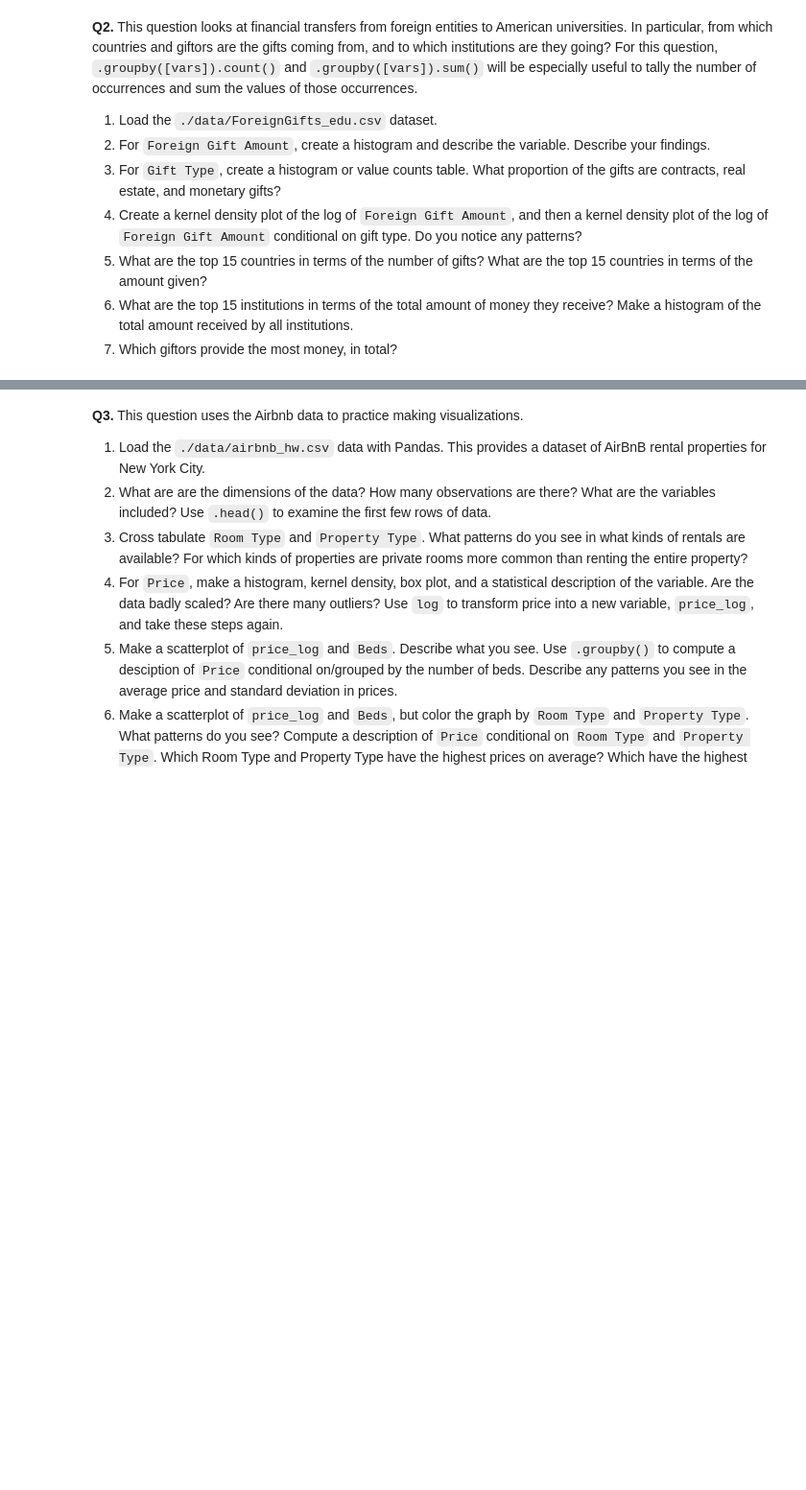
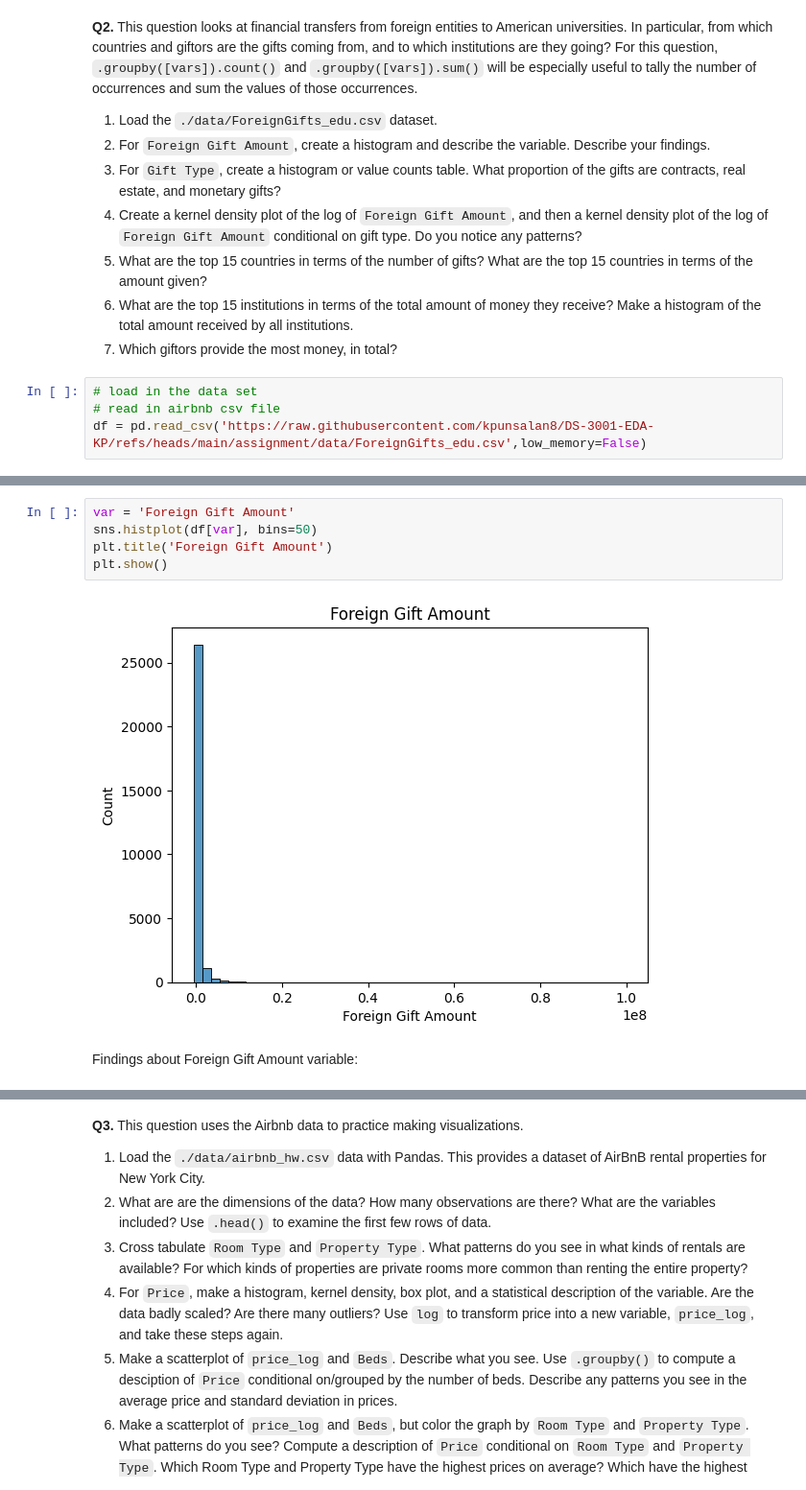
Before and after one commit to kpunsalan8/DS-3001-EDA-KP, a Jupyter notebook: assignment/assignment.ipynb, the cells around one changed output, grey strips where cells are left out. Shown: that part at 96% size. Cells and saved outputs as stored; diff of their text form; blank space fills up the shorter version.

```diff
--- a/assignment/assignment.ipynb
+++ b/assignment/assignment.ipynb
@@ -40,3 +46,7 @@ Q 1.5 No I don't think it's necessarily true that m(g(X)) = g(m(X)) when g is a
 5. What are the top 15 countries in terms of the number of gifts? What are the top 15 countries in terms of the amount given?
 6. What are the top 15 institutions in terms of the total amount of money they receive? Make a histogram of the total amount received by all institutions.
 7. Which giftors provide the most money, in total?
+# %%
+# load in the data set
+# read in airbnb csv file
+df = pd.read_csv('https://raw.githubusercontent.com/kpunsalan8/DS-3001-EDA-KP/refs/heads/main/assignment/data/ForeignGifts_edu.csv',low_memory=False)
@@ -42,0 +75,9 @@ Q 1.5 No I don't think it's necessarily true that m(g(X)) = g(m(X)) when g is a
+# %%
+var = 'Foreign Gift Amount'
+sns.histplot(df[var], bins=50)
+plt.title('Foreign Gift Amount')
+plt.show()
+# %% [output]
+[figure, added]
+# %% [markdown]
+Findings about Foreign Gift Amount variable:
```
Also changed, not shown: parts of 14 cells of this notebook.
